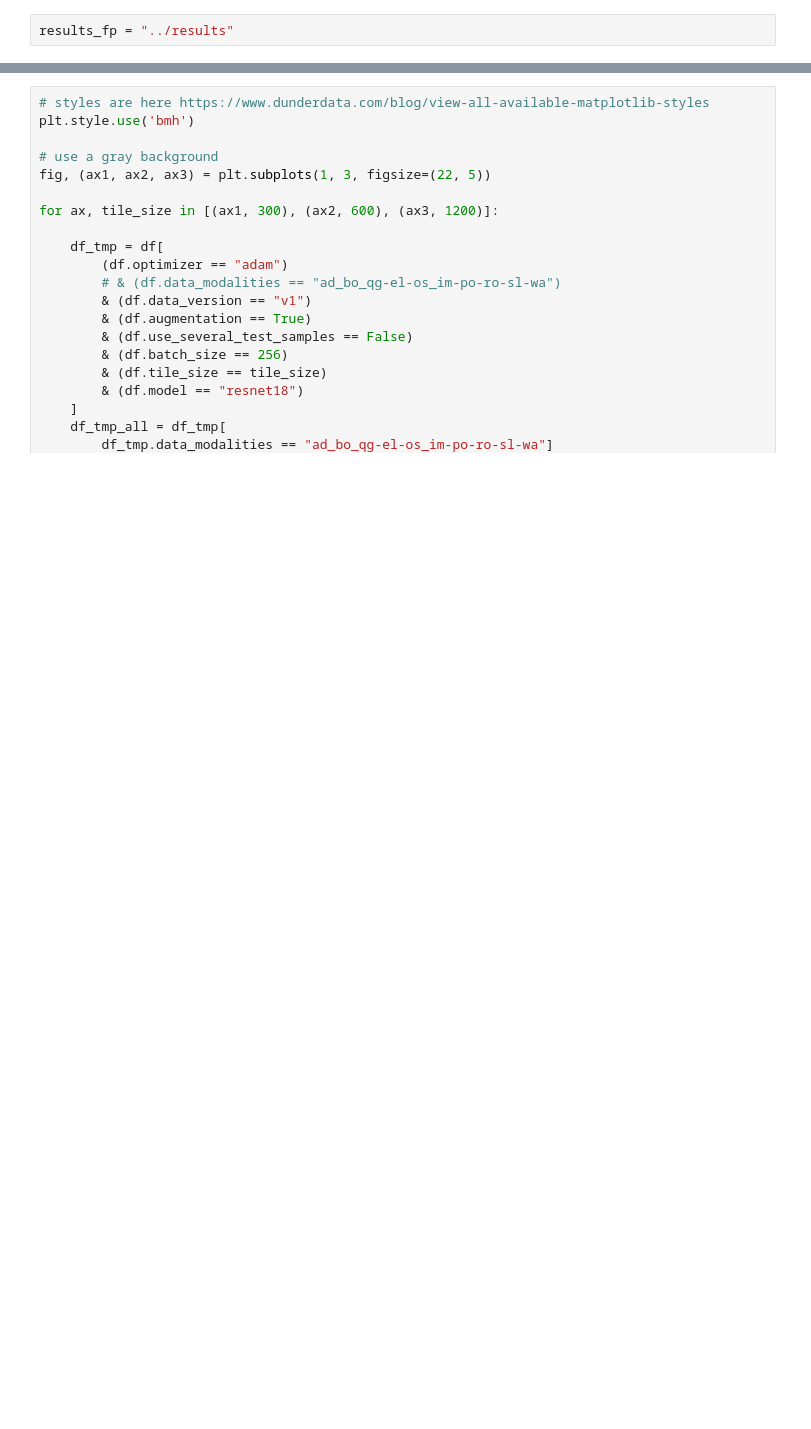
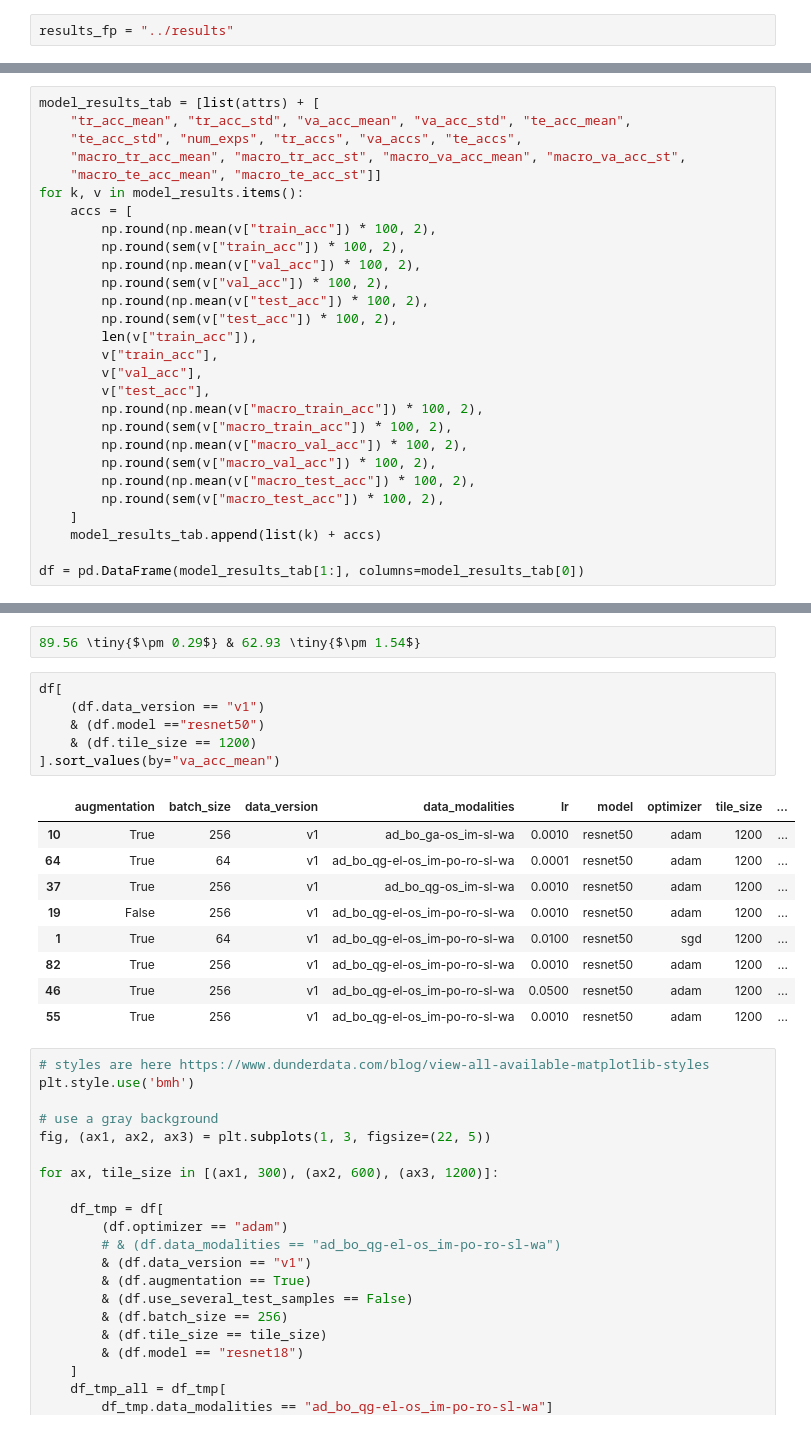
Before and after one commit to narthnil/b2p-siteident, a Jupyter notebook: notebooks/Supervised ablation plots.ipynb, the cells around one changed output, grey strips where cells are left out. Drawn from its saved outputs; the diff is of its cells as text; blank space fills up the shorter version.

```diff
--- a/notebooks/Supervised ablation plots.ipynb
+++ b/notebooks/Supervised ablation plots.ipynb
@@ -98,0 +138,28 @@ df = pd.DataFrame(model_results_tab[1:], columns=model_results_tab[0])
+# %%
+model_results_tab = [list(attrs) + [
+    "tr_acc_mean", "tr_acc_std", "va_acc_mean", "va_acc_std", "te_acc_mean",
+    "te_acc_std", "num_exps", "tr_accs", "va_accs", "te_accs",
+    "macro_tr_acc_mean", "macro_tr_acc_st", "macro_va_acc_mean", "macro_va_acc_st",
+    "macro_te_acc_mean", "macro_te_acc_st"]]
+for k, v in model_results.items():
+    accs = [
+        np.round(np.mean(v["train_acc"]) * 100, 2),
+        np.round(sem(v["train_acc"]) * 100, 2),
+        np.round(np.mean(v["val_acc"]) * 100, 2),
+        np.round(sem(v["val_acc"]) * 100, 2),
+        np.round(np.mean(v["test_acc"]) * 100, 2),
+        np.round(sem(v["test_acc"]) * 100, 2),
+        len(v["train_acc"]),
+        v["train_acc"],
+        v["val_acc"],
+        v["test_acc"],
+        np.round(np.mean(v["macro_train_acc"]) * 100, 2),
+        np.round(sem(v["macro_train_acc"]) * 100, 2),
+        np.round(np.mean(v["macro_val_acc"]) * 100, 2),
+        np.round(sem(v["macro_val_acc"]) * 100, 2),
+        np.round(np.mean(v["macro_test_acc"]) * 100, 2),
+        np.round(sem(v["macro_test_acc"]) * 100, 2),
+    ]
+    model_results_tab.append(list(k) + accs)
+
+df = pd.DataFrame(model_results_tab[1:], columns=model_results_tab[0])
@@ -99,3 +204,21 @@ df = pd.DataFrame(model_results_tab[1:], columns=model_results_tab[0])
+# %%
+89.56 \tiny{$\pm 0.29$} & 62.93 \tiny{$\pm 1.54$}
+# %%
+df[
+    (df.data_version == "v1")
+    & (df.model =="resnet50")
+    & (df.tile_size == 1200)
+].sort_values(by="va_acc_mean")
+# %% [output]
+|  | augmentation | batch_size | data_version | data_modalities | lr | model | optimizer | tile_size | ... |
+| 10 | True | 256 | v1 | ad_bo_ga-os_im-sl-wa | 0.0010 | resnet50 | adam | 1200 | ... |
+| 64 | True | 64 | v1 | ad_bo_qg-el-os_im-po-ro-sl-wa | 0.0001 | resnet50 | adam | 1200 | ... |
+| 37 | True | 256 | v1 | ad_bo_qg-os_im-sl-wa | 0.0010 | resnet50 | adam | 1200 | ... |
+| 19 | False | 256 | v1 | ad_bo_qg-el-os_im-po-ro-sl-wa | 0.0010 | resnet50 | adam | 1200 | ... |
+| 1 | True | 64 | v1 | ad_bo_qg-el-os_im-po-ro-sl-wa | 0.0100 | resnet50 | sgd | 1200 | ... |
+| 82 | True | 256 | v1 | ad_bo_qg-el-os_im-po-ro-sl-wa | 0.0010 | resnet50 | adam | 1200 | ... |
+| 46 | True | 256 | v1 | ad_bo_qg-el-os_im-po-ro-sl-wa | 0.0500 | resnet50 | adam | 1200 | ... |
+| 55 | True | 256 | v1 | ad_bo_qg-el-os_im-po-ro-sl-wa | 0.0010 | resnet50 | adam | 1200 | ... |
 # %%
 # styles are here https://www.dunderdata.com/blog/view-all-available-matplotlib-styles
 plt.style.use('bmh')
```
Also changed, not shown: parts of 10 cells of this notebook, 6 other files.
